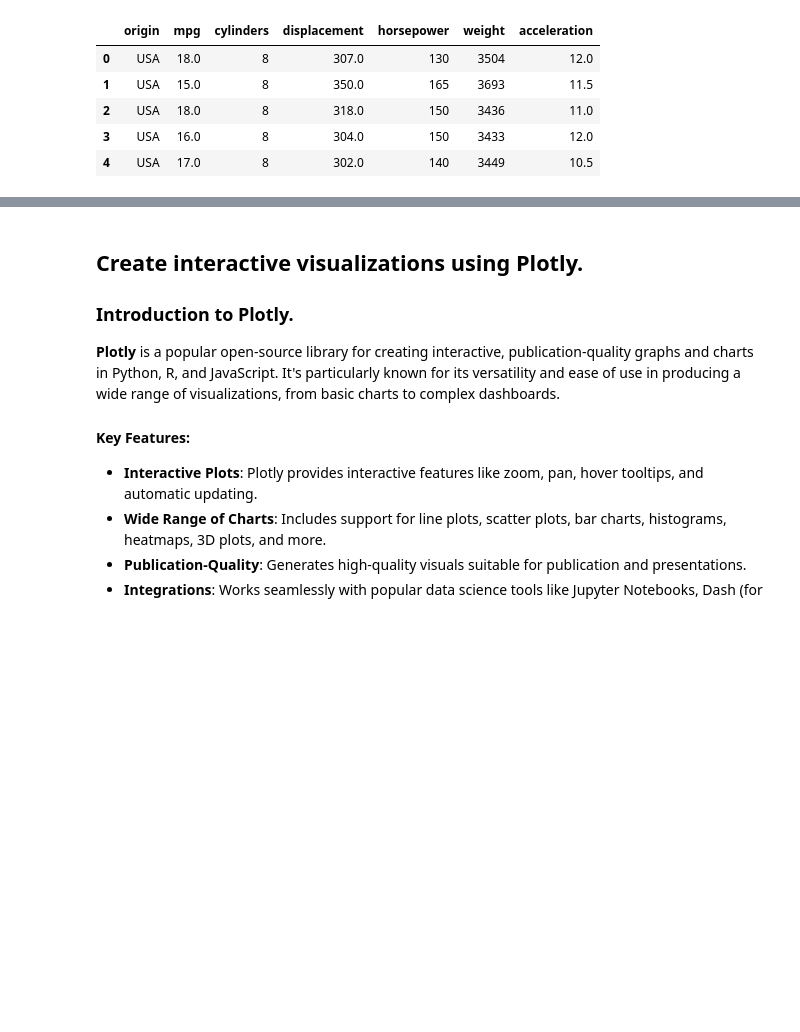
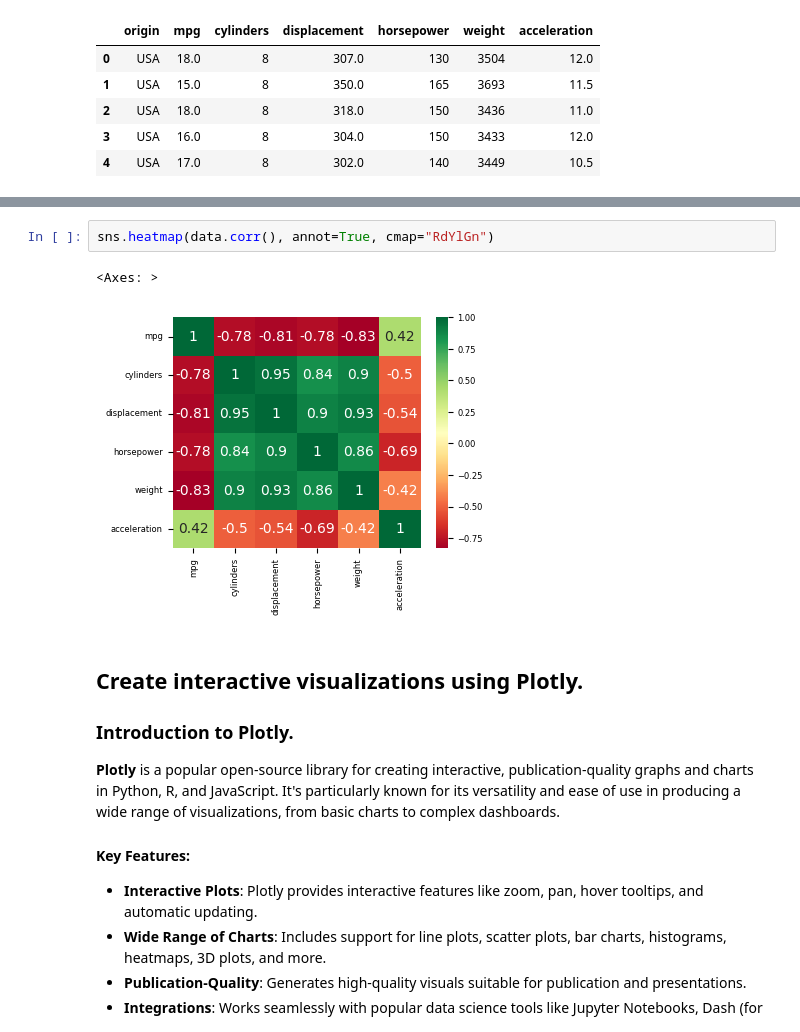
Before and after one commit to knowledge-corner/CGI_19_may_25, a Jupyter notebook: Classwork/Classwork Notebook.ipynb, the cells around one changed output, grey strips where cells are left out. Saved outputs shown, nothing was run; the diff lists cells and outputs as text; blank space fills up the shorter version.

```diff
--- a/Classwork/Classwork Notebook.ipynb
+++ b/Classwork/Classwork Notebook.ipynb
@@ -2946,3 +2968,8 @@ sns.pairplot(data = df_new, y_vars="mpg", x_vars= df_new.columns[2:])
+# %%
+sns.heatmap(data.corr(), annot=True, cmap="RdYlGn")
+# %% [output]
+<Axes: >
+[figure, added]
 # %% [markdown]
 ## Create interactive visualizations using Plotly.
 
```
Also changed, not shown: parts of 4 cells of this notebook.
